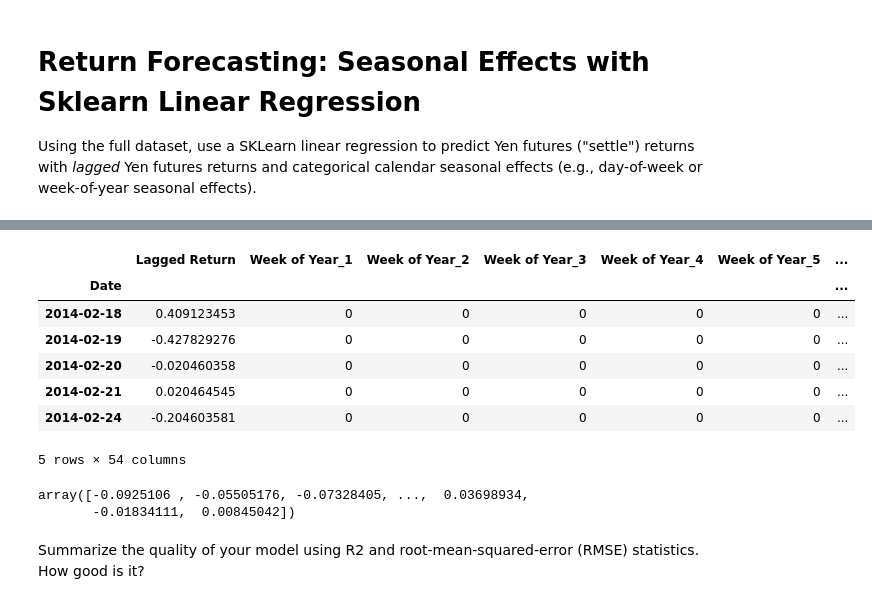
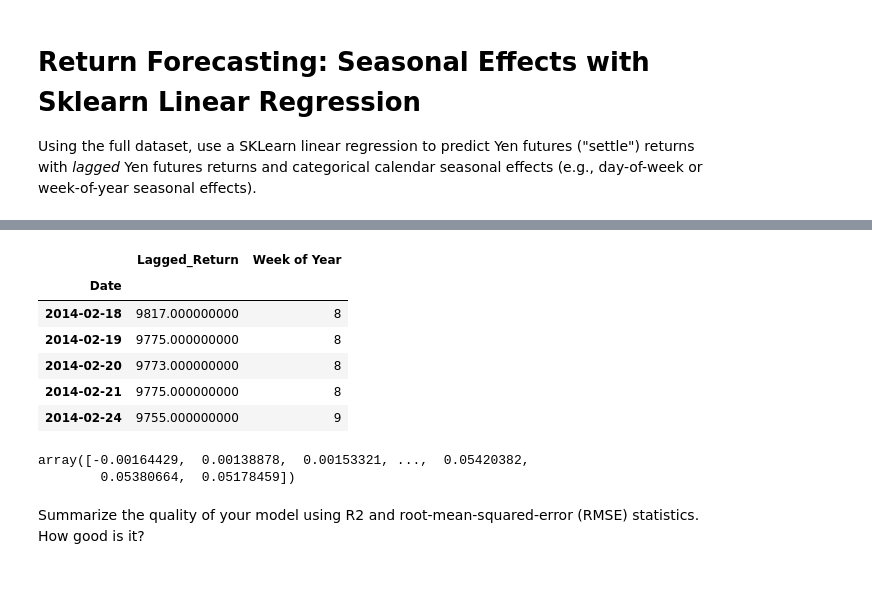
Before and after one commit to stragitech/Yen_Futures, a Jupyter notebook: time_series_analysis.ipynb, the cells around one changed output, grey strips where cells are left out. Saved outputs shown, nothing was run; the diff lists cells and outputs as text; code cells hidden in the pictures.

```diff
--- a/time_series_analysis.ipynb
+++ b/time_series_analysis.ipynb
@@ -126,8 +140,9 @@ fut["Futures Return"] = fut["Settle"].copy().pct_change()*100
 # Feature Engineering
 # Create a second "Lagged Return" variable, that is the futures return variable shifted above, but lagged 1 day:
 # We"ll use this lagged return as the feature vector X:
-fut["Lagged Return"] = # YOUR CODE HERE
+fut["Lagged_Return"] = fut.Settle.shift()
+
 fut = fut.replace(-np.inf, np.nan).dropna()
 
 # Construct a new "X" dataframe using just the "Lagged Return" variable:
-X = fut["Lagged Return"].to_frame()
+X = fut["Lagged_Return"].to_frame()
@@ -134,19 +159,18 @@ X = fut["Lagged Return"].to_frame()
 # %%
 # Add into the X dataframe either a "dayofweek" or "weekofyear" column, (e.g., using X.index.weekofyear)
-X["Week of Year"] = # YOUR CODE HERE
+X["Week of Year"] = X.index.weekofyear
 
 # Create a new categorical X dataframe, by using pd.get_dummies() on the seasonal column created just above:
-X_binary_encoded = # YOUR CODE HERE
+X_binary_encoded = pd.get_dummies(X)
 X_binary_encoded.head()
 # %% [output]
-|  | Lagged Return | Week of Year_1 | Week of Year_2 | Week of Year_3 | Week of Year_4 | Week of Year_5 | ... |
-| Date |  |  |  |  |  |  | ... |
-| 2014-02-18 | 0.409123453 | 0 | 0 | 0 | 0 | 0 | ... |
-| 2014-02-19 | -0.427829276 | 0 | 0 | 0 | 0 | 0 | ... |
-| 2014-02-20 | -0.020460358 | 0 | 0 | 0 | 0 | 0 | ... |
-| 2014-02-21 | 0.020464545 | 0 | 0 | 0 | 0 | 0 | ... |
-| 2014-02-24 | -0.204603581 | 0 | 0 | 0 | 0 | 0 | ... |
+|  | Lagged_Return | Week of Year |
+| Date |  |  |
+| 2014-02-18 | 9817.000000000 | 8 |
+| 2014-02-19 | 9775.000000000 | 8 |
+| 2014-02-20 | 9773.000000000 | 8 |
+| 2014-02-21 | 9775.000000000 | 8 |
+| 2014-02-24 | 9755.000000000 | 9 |
-5 rows × 54 columns
 # %%
 # Create a "y" series, using just the "Futures Return" column created above.
 y = fut["Futures Return"].copy()
@@ -159,10 +183,10 @@ results = # YOUR CODE HERE
 # %%
 # Construct predictions based on the X object:
-predictions = # YOUR CODE HERE
+predictions = model.predict(X)
 predictions
 # %% [output]
-array([-0.0925106 , -0.05505176, -0.07328405, ...,  0.03698934,
-       -0.01834111,  0.00845042])
+array([-0.00164429,  0.00138878,  0.00153321, ...,  0.05420382,
+        0.05380664,  0.05178459])
 # %% [markdown]
  Summarize the quality of your model using R2 and root-mean-squared-error (RMSE) statistics. How good is it?
 # %%
```
Also changed, not shown: parts of 7 cells of this notebook.
